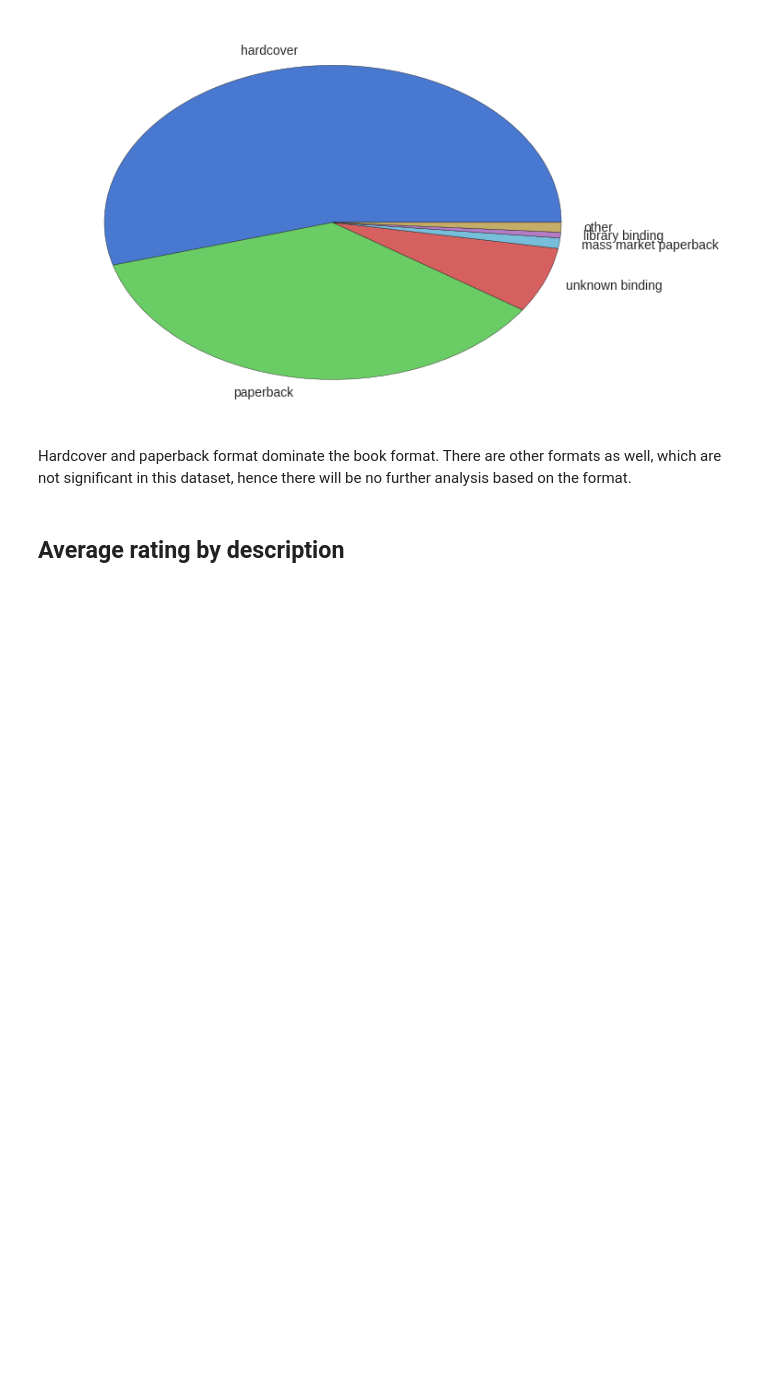
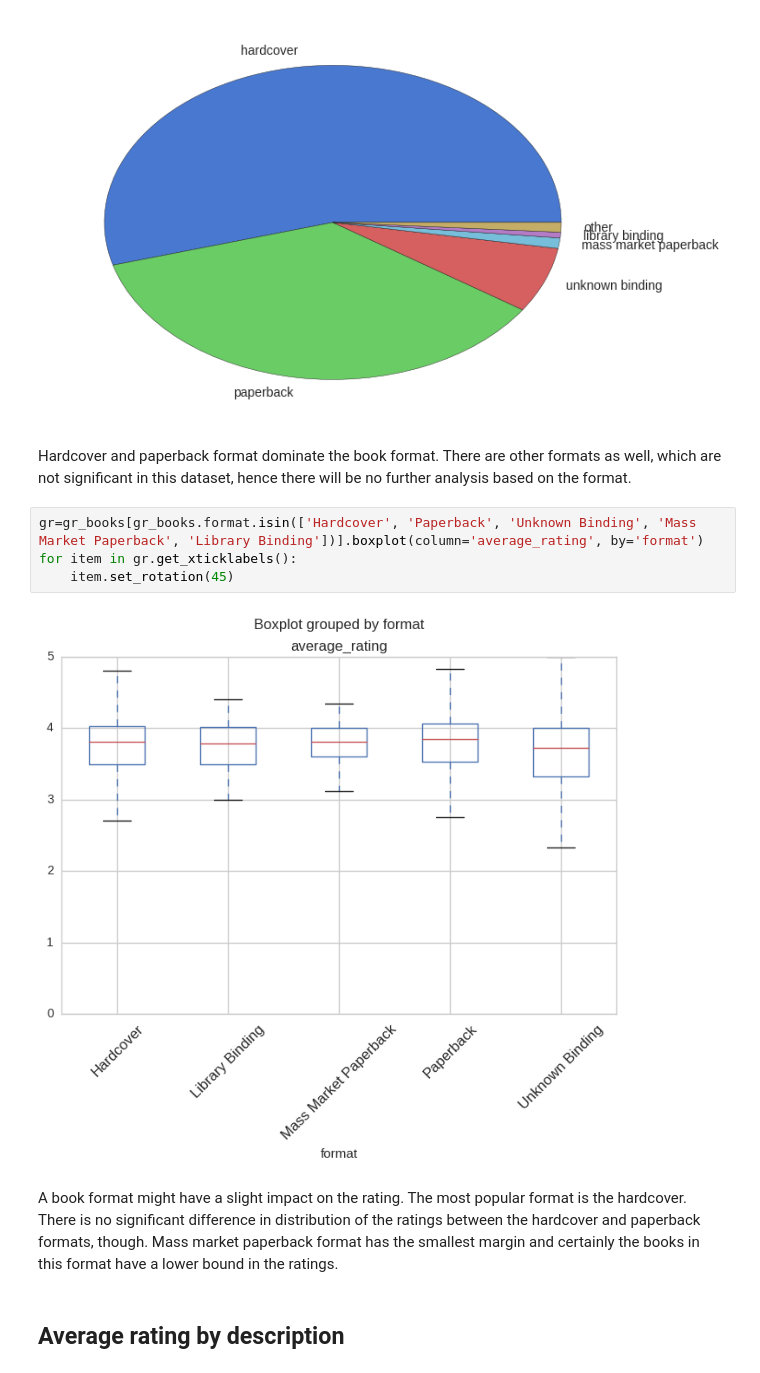
Before and after one commit to klitonandrea/BookRatings, a Jupyter notebook: Story telling with book ratings.ipynb, the cells around one changed output. Drawn from its saved outputs; the diff is of its cells as text; blank space fills up the shorter version.

```diff
--- a/Story telling with book ratings.ipynb
+++ b/Story telling with book ratings.ipynb
@@ -396,6 +424,14 @@ plt.pie(x=pie2.format, labels=pie2.index);
 [figure]
 # %% [markdown]
 Hardcover and paperback format dominate the book format. There are other formats as well, which are not significant in this dataset, hence there will be no further analysis based on the format.
+# %%
+gr=gr_books[gr_books.format.isin(['Hardcover', 'Paperback', 'Unknown Binding', 'Mass Market Paperback', 'Library Binding'])].boxplot(column='average_rating', by='format')
+for item in gr.get_xticklabels():
+    item.set_rotation(45)
+# %% [output]
+[figure, added]
+# %% [markdown]
+A book format might have a slight impact on the rating. The most popular format is the hardcover. There is no significant difference in distribution of the ratings between the hardcover and paperback formats, though. Mass market paperback format has the smallest margin and certainly the books in this format have a lower bound in the ratings.
 # %% [markdown]
 
 ## Average rating by description
```
Also changed, not shown: parts of 11 cells of this notebook.
